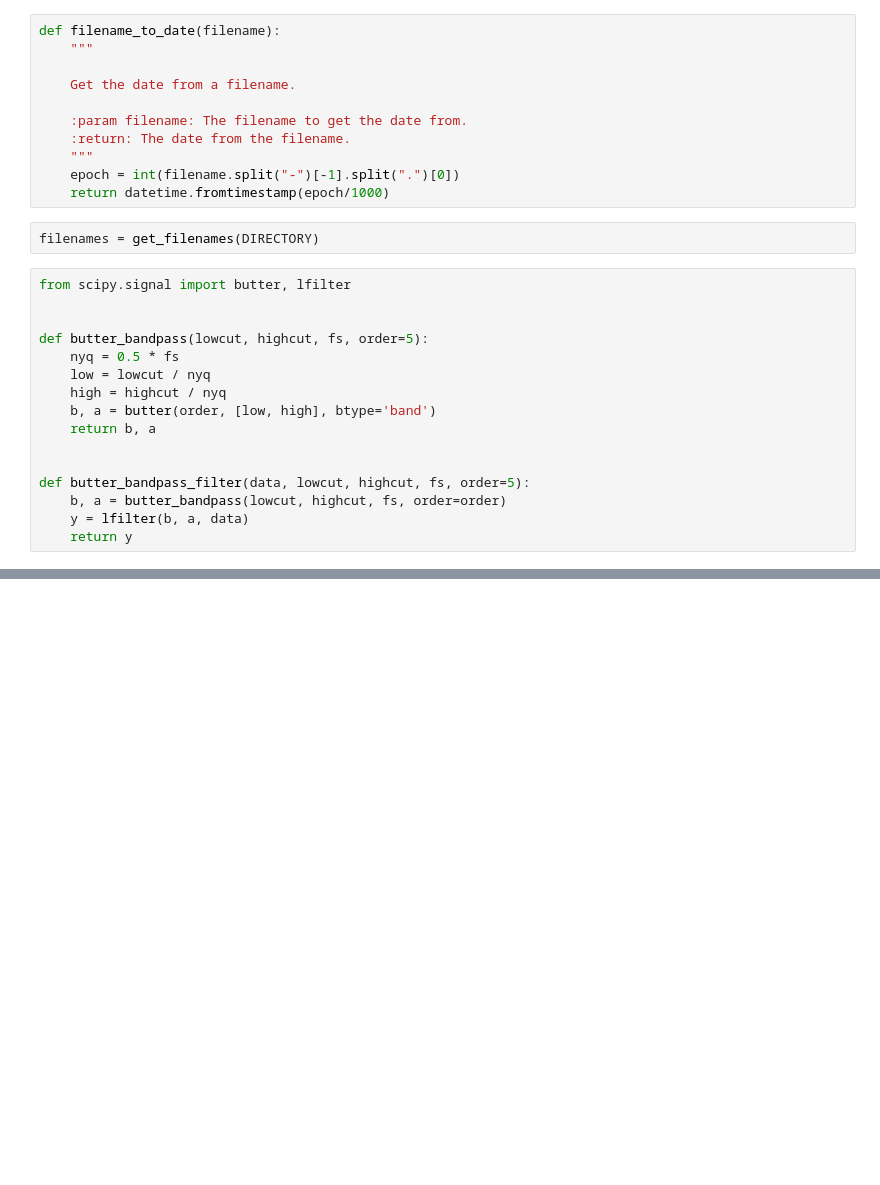
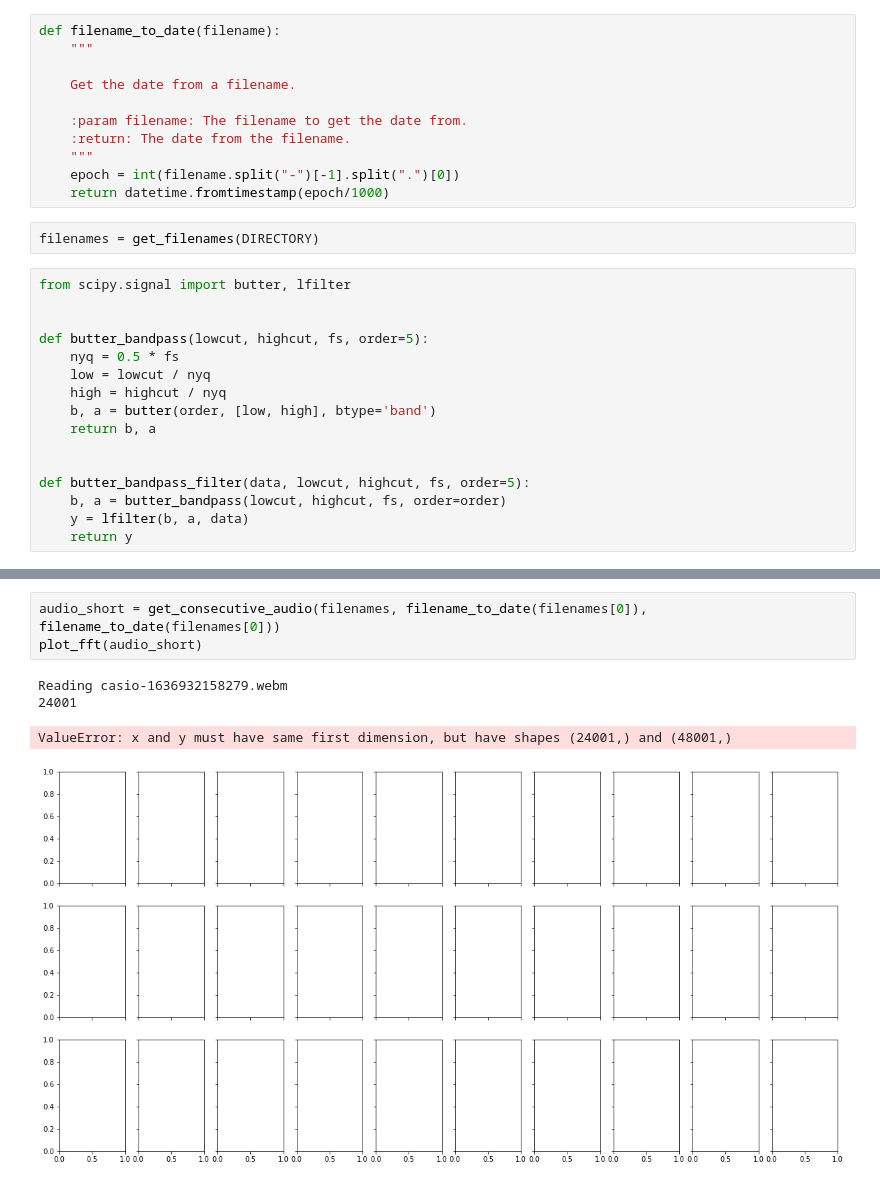
Before and after one commit to mvanaltvorst/bhc-audio-analysis, a Jupyter notebook: Untitled.ipynb, the cells around one changed output, grey strips where cells are left out. Drawn from its saved outputs; the diff is of its cells as text; blank space fills up the shorter version.

```diff
--- a/Untitled.ipynb
+++ b/Untitled.ipynb
@@ -142,0 +180,8 @@ plot_volumes_bandpass(data)
+# %%
+audio_short = get_consecutive_audio(filenames, filename_to_date(filenames[0]), filename_to_date(filenames[0]))
+plot_fft(audio_short)
+# %% [output]
+Reading casio-1636932158279.webm
+24001
+ValueError: x and y must have same first dimension, but have shapes (24001,) and (48001,)
+[figure, added]
```
Also changed, not shown: parts of 7 cells of this notebook, 2 other files.
